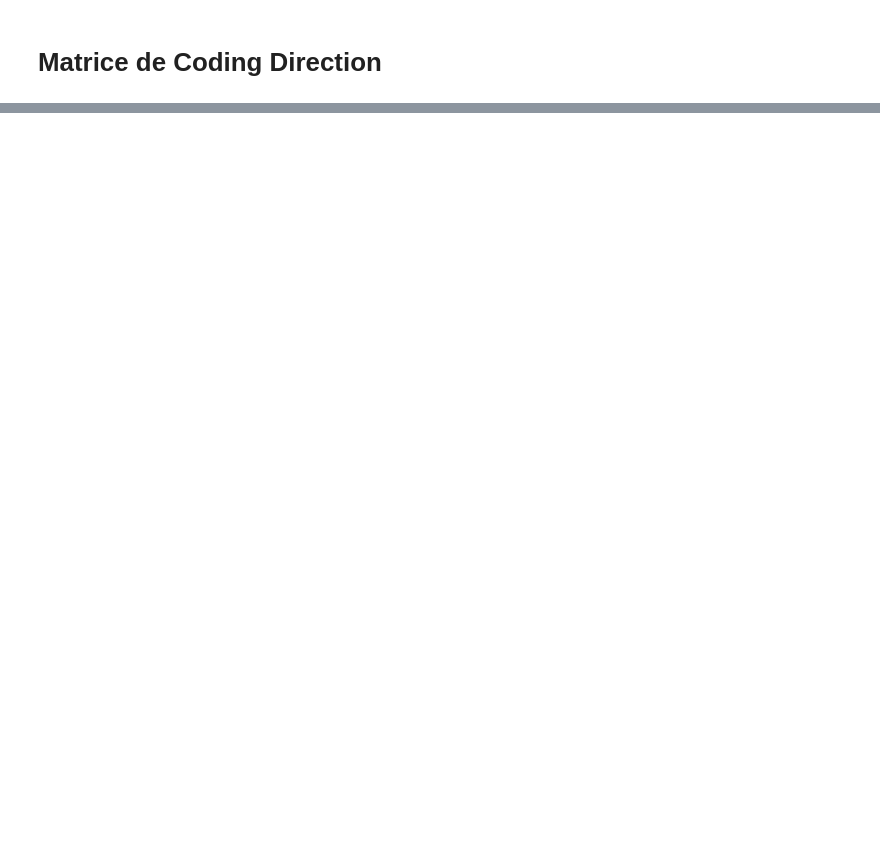
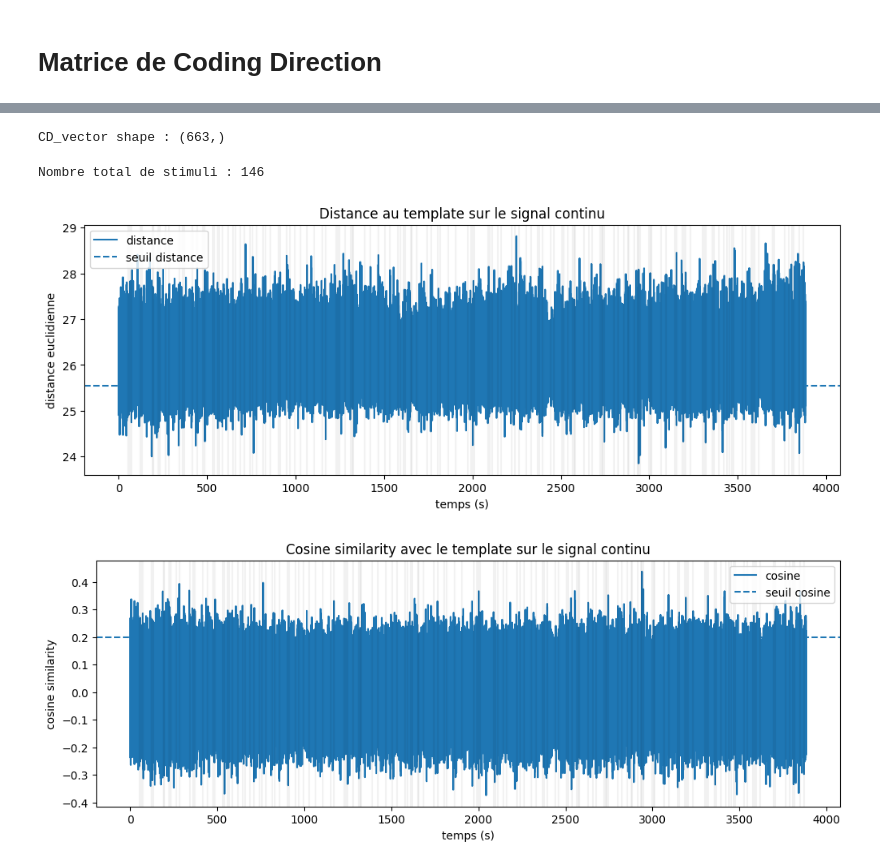
Before and after one commit to guenzi/NEURO-X-Project-I, a Jupyter notebook: CDMatrix.ipynb, the cells around one changed output, grey strips where cells are left out. Drawn from its saved outputs; the diff is of its cells as text; code cells hidden in the pictures; blank space fills up the shorter version.

```diff
--- a/CDMatrix.ipynb
+++ b/CDMatrix.ipynb
@@ -558,0 +153,4 @@ plt.show()
+# %%
+win1 = (1, 4)      # premier pic (~0–30 ms)
+win2 = (8, 18)    # second pic (~80–180 ms)
+pre_baseline = 10
@@ -558,0 +312,29 @@ plt.show()
+# %%
+stim4_stack, _ = build_stack(
+    AP_Bin_Matrx,
+    Stim_times_by_amp[4],
+    AP_Bin_Resolution,
+    win1,
+    win2,
+    pre_baseline
+)
+
+catch_stack, _ = build_stack(
+    AP_Bin_Matrx,
+    Catch_times,
+    AP_Bin_Resolution,
+    win1,
+    win2,
+    pre_baseline
+)
+
+mean_stim4 = stim4_stack.mean(axis=0)
+mean_catch = catch_stack.mean(axis=0)
+
+CD_matrix = mean_stim4 - mean_catch
+CD_vector = flatten(CD_matrix)
+CD_vector_z = zscore_vector(CD_vector)
+
+print("CD_vector shape :", CD_vector.shape)
+# %% [output]
+CD_vector shape : (663,)
@@ -558,0 +378,32 @@ plt.show()
+# %%
+all_stim_times = np.sort(
+    np.concatenate([Stim_times_by_amp[a] for a in amps_stim])
+)
+
+print("Nombre total de stimuli :", len(all_stim_times))
+
+plt.figure(figsize=(12, 4))
+plt.plot(t_cont, distances, label="distance")
+plt.axhline(thr_dist, linestyle="--", label="seuil distance")
+for ts in all_stim_times:
+    plt.axvline(ts, color="k", alpha=0.05)
+plt.xlabel("temps (s)")
+plt.ylabel("distance euclidienne")
+plt.title("Distance au template sur le signal continu")
+plt.legend()
+plt.show()
+
+plt.figure(figsize=(12, 4))
+plt.plot(t_cont, cosines, label="cosine")
+plt.axhline(thr_cos, linestyle="--", label="seuil cosine")
+for ts in all_stim_times:
+    plt.axvline(ts, color="k", alpha=0.05)
+plt.xlabel("temps (s)")
+plt.ylabel("cosine similarity")
+plt.title("Cosine similarity avec le template sur le signal continu")
+plt.legend()
+plt.show()
+# %% [output]
+Nombre total de stimuli : 146
+[figure, added]
+[figure, added]
```
Also changed, not shown: parts of 22 cells of this notebook, 4 other files.
